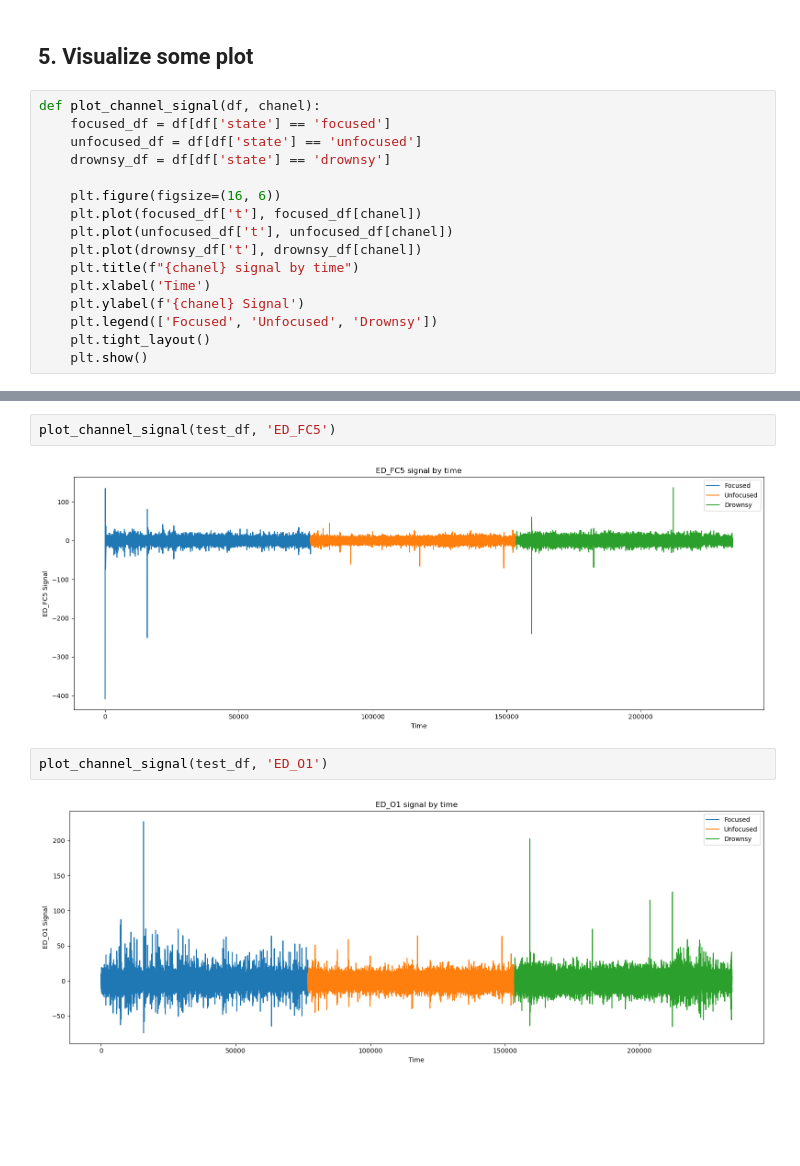
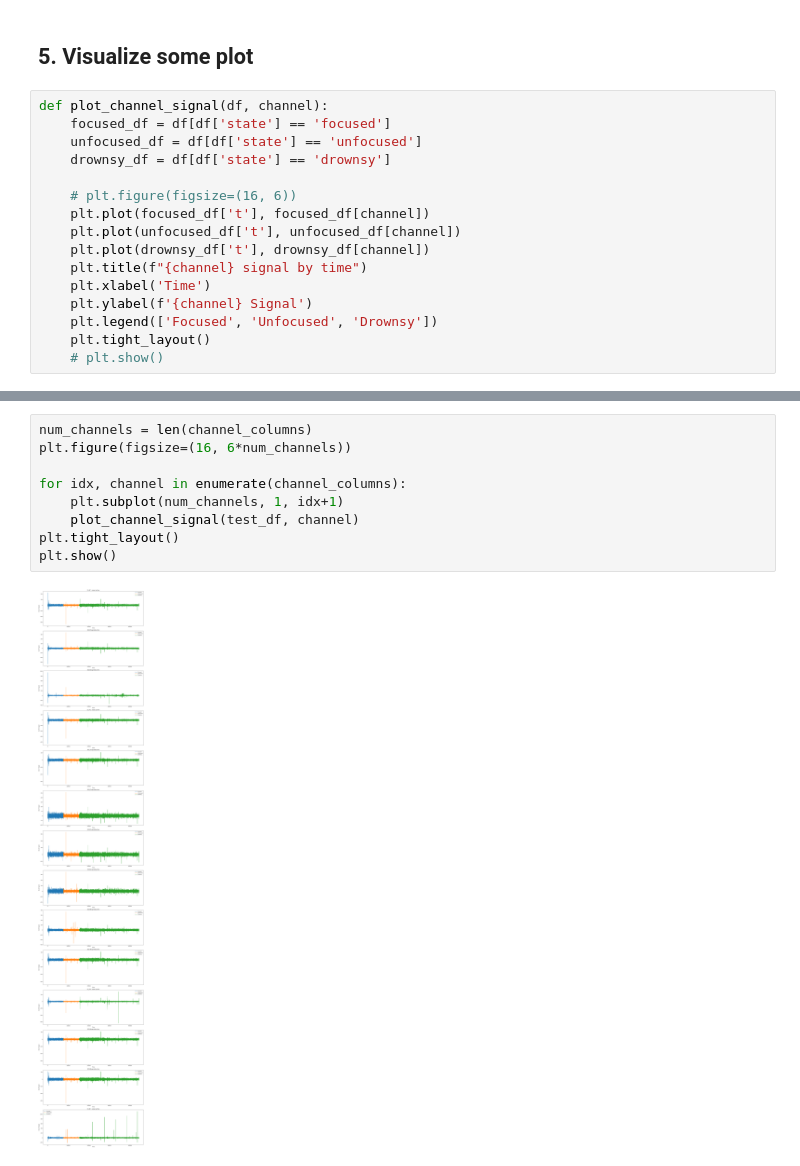
Before and after one commit to letruongzzio/Mental-Attention-States-Classification-Using-EEG-Data, a Jupyter notebook: data_preprocessing.ipynb, the cells around one changed output, grey strips where cells are left out. Drawn from its saved outputs; the diff is of its cells as text; blank space fills up the shorter version.

```diff
--- a/data_preprocessing.ipynb
+++ b/data_preprocessing.ipynb
@@ -319,18 +325,18 @@ Number of rows: 234372
 # %% [markdown]
 ## 5. Visualize some plot
 # %%
-def plot_channel_signal(df, chanel):
+def plot_channel_signal(df, channel):
     focused_df = df[df['state'] == 'focused']
     unfocused_df = df[df['state'] == 'unfocused']
     drownsy_df = df[df['state'] == 'drownsy']
 
-    plt.figure(figsize=(16, 6))
-    plt.plot(focused_df['t'], focused_df[chanel])
-    plt.plot(unfocused_df['t'], unfocused_df[chanel])
-    plt.plot(drownsy_df['t'], drownsy_df[chanel])
-    plt.title(f"{chanel} signal by time")
+    # plt.figure(figsize=(16, 6))
+    plt.plot(focused_df['t'], focused_df[channel])
+    plt.plot(unfocused_df['t'], unfocused_df[channel])
+    plt.plot(drownsy_df['t'], drownsy_df[channel])
+    plt.title(f"{channel} signal by time")
     plt.xlabel('Time')
-    plt.ylabel(f'{chanel} Signal')
+    plt.ylabel(f'{channel} Signal')
     plt.legend(['Focused', 'Unfocused', 'Drownsy'])
     plt.tight_layout()
-    plt.show()
+    # plt.show()
@@ -341,11 +343,14 @@ plot_channel_signal(test_df, 'ED_AF3')
-# %%
-plot_channel_signal(test_df, 'ED_FC5')
-# %% [output]
-[figure, removed]
-# %%
-plot_channel_signal(test_df, 'ED_O1')
-# %% [output]
-[figure, removed]
+# %%
+num_channels = len(channel_columns)
+plt.figure(figsize=(16, 6*num_channels))
+
+for idx, channel in enumerate(channel_columns):
+    plt.subplot(num_channels, 1, idx+1)
+    plot_channel_signal(test_df, channel)
+plt.tight_layout()
+plt.show()
+# %% [output]
+[figure, added]
 # %%
 plt.figure(figsize=(16, 6))
 plt.boxplot([test_df[column] for column in channel_columns], tick_labels=channel_columns)
```
Also changed, not shown: parts of 9 cells of this notebook.
